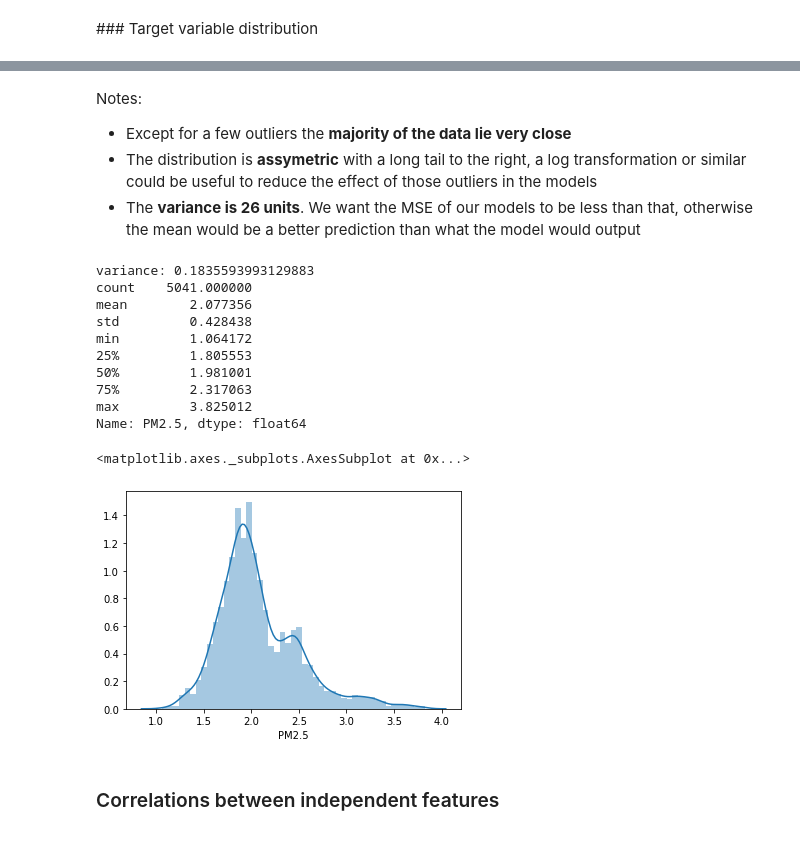
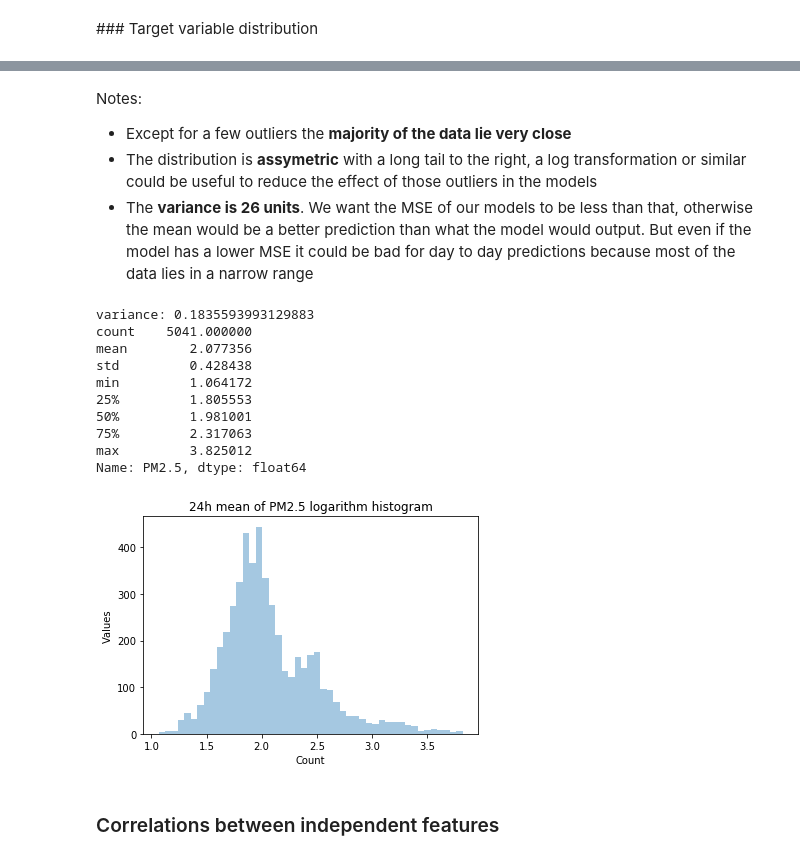
Before and after one commit to carlosdg/AirPollutionForecasting, a Jupyter notebook: Software/jupyter/notebooks/2_TomeCano_SomeInsights.ipynb, the cells around one changed output, grey strips where cells are left out. Drawn from its saved outputs; the diff is of its cells as text; code cells hidden in the pictures.

```diff
--- a/Software/jupyter/notebooks/TomeCano_SomeInsights.ipynb
+++ b/Software/jupyter/notebooks/2_TomeCano_SomeInsights.ipynb
@@ -122,25 +124,28 @@ Name: PM2.5, dtype: float64
 Notes:
 - Except for a few outliers the __majority of the data lie very close__
 - The distribution is __assymetric__ with a long tail to the right, a log transformation or similar could be useful to reduce the effect of those outliers in the models
-- The __variance is 26 units__. We want the MSE of our models to be less than that, otherwise the mean would be a better prediction than what the model would output
+- The __variance is 26 units__. We want the MSE of our models to be less than that, otherwise the mean would be a better prediction than what the model would output. But even if the model has a lower MSE it could be bad for day to day predictions because most of the data lies in a narrow range
 # %%
 logy = np.log1p(y)
+
+ax = sns.distplot(logy, kde=False)
+ax.set(xlabel='Count', ylabel='Values')
+ax.set_title("24h mean of PM2.5 logarithm histogram")
+
 print(f"variance: {logy.var()}")
 print(logy.describe())
-sns.distplot(logy)
 # %% [output]
 variance: 0.1835593993129883
 count    5041.000000
 mean        2.077356
 std         0.428438
 min         1.064172
 25%         1.805553
 50%         1.981001
 75%         2.317063
 max         3.825012
 Name: PM2.5, dtype: float64
-<matplotlib.axes._subplots.AxesSubplot at 0x...>
-[figure, old version]
+[figure, new version]
 # %% [markdown]
 ### Correlations between independent features
 # %%
```
Also changed, not shown: parts of 3 cells of this notebook, 15 other files.
